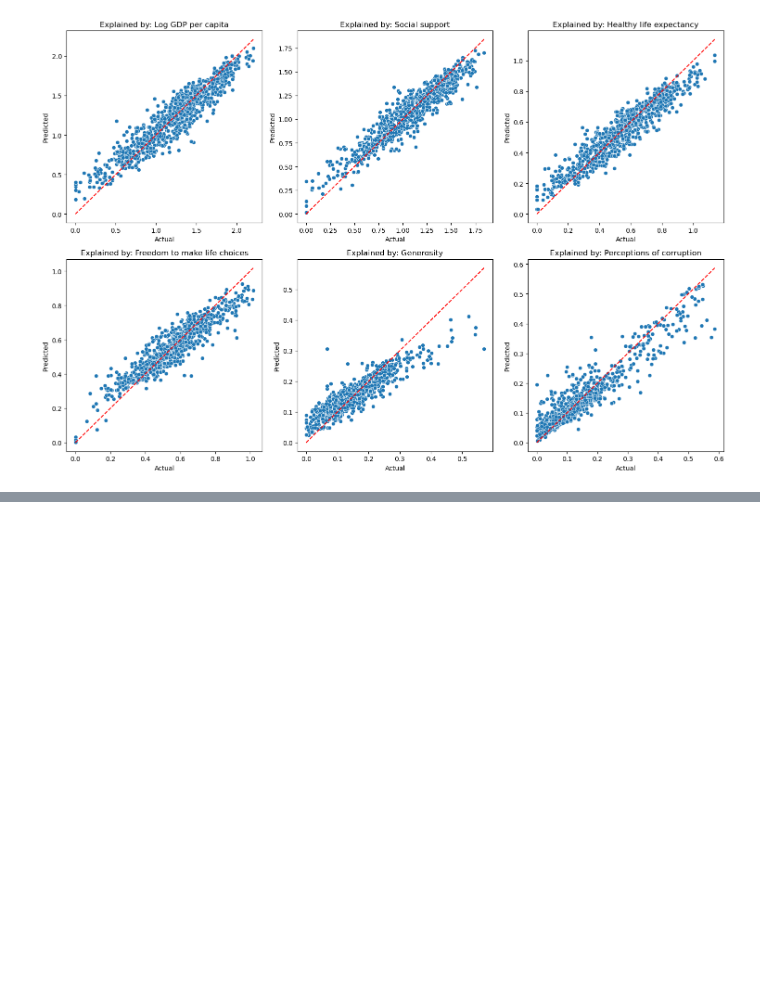
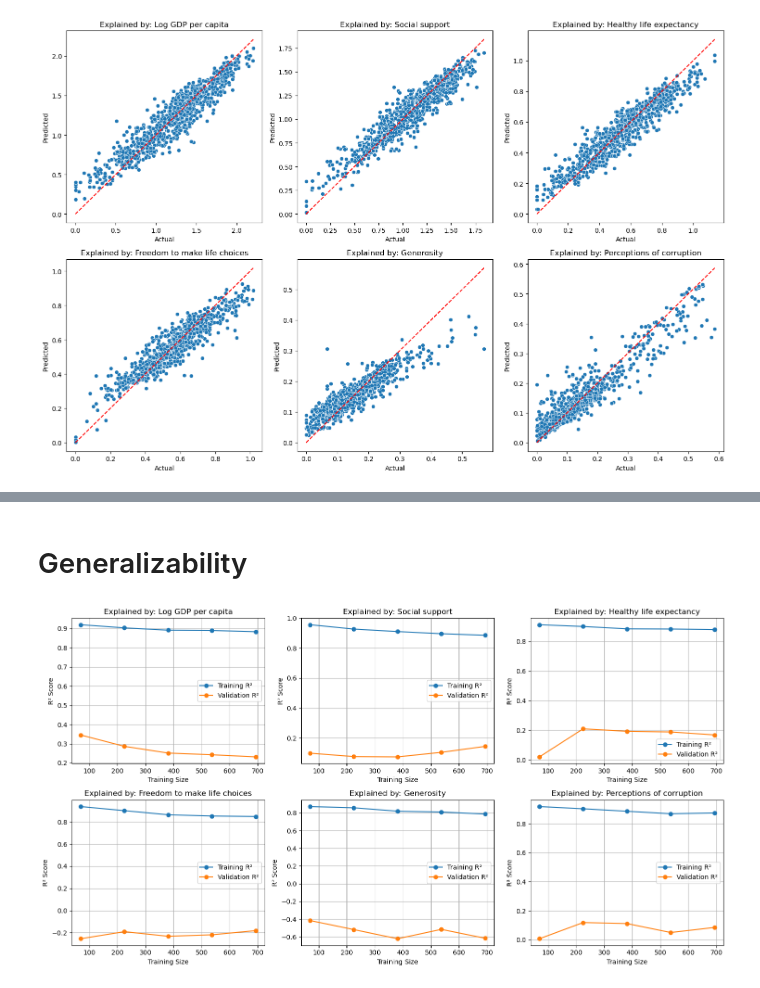
Before and after one commit to Ramin1989/Gallup_data_analysis, a Jupyter notebook: main.ipynb, the cells around one changed output, grey strips where cells are left out. Saved outputs shown, nothing was run; the diff lists cells and outputs as text; code cells hidden in the pictures; blank space fills up the shorter version.

Commit message:
Randomforest model tests

```diff
--- a/main.ipynb
+++ b/main.ipynb
@@ -374,7 +380,7 @@ Steps:
 7. Label the axes and add a plot title.
 """
 # Load the World Happiness Report data from an Excel file
-df_happiness = pd.read_excel('Data+for+Figure+2.1+(2011-2024).xlsx')
+df_happiness = pd.read_excel('Data+for+Figure+2.1+(2011–2024).xlsx')
 # Select the 'Ladder score' and 'Explained by: Log GDP per capita' columns
 # Remove rows with missing values
 data = df_happiness[['Ladder score', 'Explained by: Log GDP per capita']].dropna()
@@ -917,0 +1050,72 @@ plt.show()
+# %% [markdown]
+# Generalizability
+# %%
+#Learning Curves
+"""
+Generalizability Check: Learning Curves per Target Feature (R² vs. Training Size)
+
+Purpose
+-------
+Assess how each 'Explained by:' target's predictive performance (R²) evolves as the
+training set grows. Stable and converging validation curves suggest better
+generalizability; large gaps between training and validation curves may indicate
+overfitting or data scarcity.
+
+What this does
+--------------
+- For each target feature (one-vs-rest), computes learning curves using 5-fold CV.
+- Plots mean Training R² and Validation R² across incremental training sizes.
+- Arranges all targets in a grid of subplots for side-by-side comparison.
+
+Implementation notes
+--------------------
+- `sklearn.model_selection.learning_curve` does **not** accept `random_state`.
+  To make splits reproducible, we pass a `KFold(shuffle=True, random_state=42)` to `cv`.
+- `model` should be an unfitted estimator (e.g., RandomForestRegressor) compatible with
+  single-output regression. We refit per target automatically inside `learning_curve`.
+- If curves are very noisy, increase `cv`, smooth curves, or average across multiple seeds.
+
+Dependencies
+------------
+from sklearn.model_selection import learning_curve, KFold
+import numpy as np
+import matplotlib.pyplot as plt
+"""
+
+# Set overall figure size and layout
+n_features = Y_train.shape[1]
+n_cols = 3  # e.g., 3 plots per row
+n_rows = (n_features + n_cols - 1) // n_cols  # calculate needed rows
+
+plt.figure(figsize=(n_cols * 5, n_rows * 4))
+
+# Loop over each explanatory feature
+for idx, feature_name in enumerate(Y_train.columns):
+    train_sizes, train_scores, test_scores = learning_curve(
+        model,
+        X_train.values.reshape(-1, 1),
+        Y_train[feature_name],
+        cv=5,
+        scoring='r2',
+        train_sizes=np.linspace(0.1, 1.0, 5),
+        random_state=42
+    )
+
+    # Compute average scores across folds
+    train_scores_mean = np.mean(train_scores, axis=1)
+    test_scores_mean = np.mean(test_scores, axis=1)
+
+    # Plot each subplot
+    plt.subplot(n_rows, n_cols, idx + 1)
+    plt.plot(train_sizes, train_scores_mean, 'o-', label="Training R²")
+    plt.plot(train_sizes, test_scores_mean, 'o-', label="Validation R²")
+    plt.title(feature_name)
+    plt.xlabel("Training Size")
+    plt.ylabel("R² Score")
+    plt.legend()
+    plt.grid(True)
+
+plt.tight_layout()
+plt.show()
+# %% [output]
+[figure, added]
```
Also changed, not shown: parts of 12 cells of this notebook.
